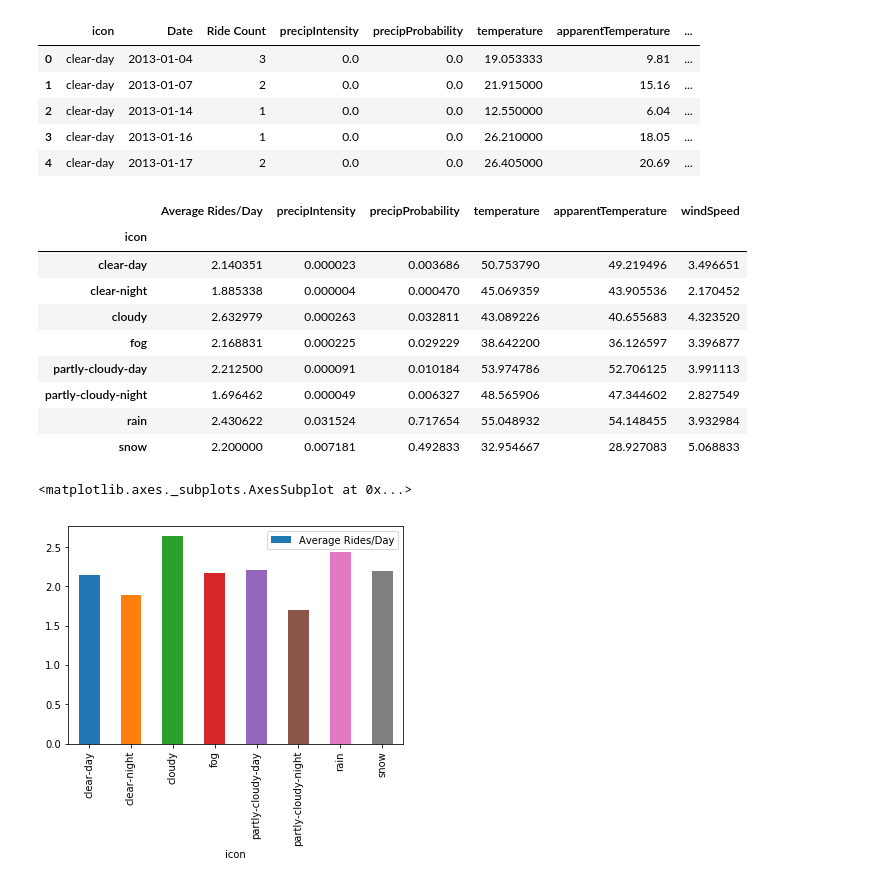
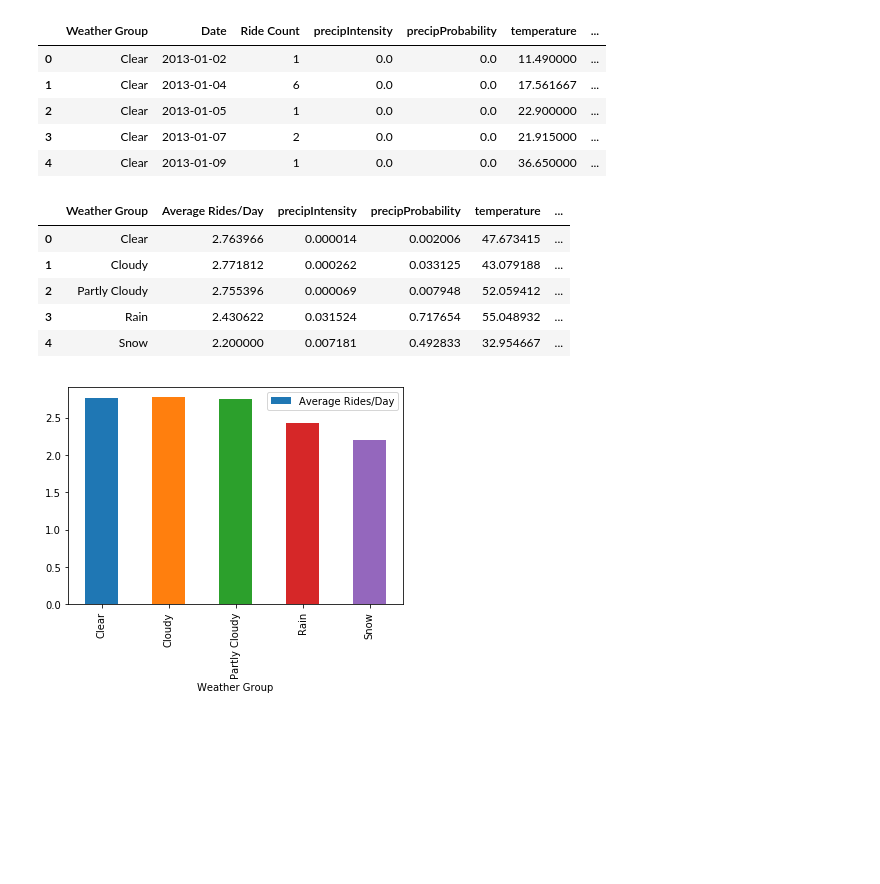
Before and after one commit to peterjorphan/07-project_one, a Jupyter notebook: Data Analysis.ipynb, the cells around one changed output. Saved outputs shown, nothing was run; the diff lists cells and outputs as text; code cells hidden in the pictures; blank space fills up the shorter version.

```diff
--- a/Data Analysis.ipynb
+++ b/Data Analysis.ipynb
@@ -11,6 +12,16 @@ df_weather = pd.read_csv(file)
 df_weather[['Date', 'Time']] = df_weather['time'].str.split('T', n=1, expand=True)
 
 observations = len(df_weather)-1
+
+di = {'clear-day':'Clear',
+      'clear-night':'Clear',
+      'cloudy':'Cloudy',
+      'fog':'Cloudy',
+      'partly-cloudy-day':'Partly Cloudy',
+      'partly-cloudy-night':'Partly Cloudy'}
+
+df_weather['Weather Group'] = df_weather['icon'].map(di).fillna(df_weather['icon'].str.capitalize())
+
 df_weather.head()
 # %% [output]
 |  | Unnamed: 0 | Trip ID | time | summary | precipIntensity | precipProbability | temperature | ... |
@@ -20,36 +31,36 @@ df_weather.head()
 | 3 | 3 | c1e860354f05150021e1bdeb7696314ca... | 2014-02-27T09:00:00 | Clear | 0.0000 | 0.00 | 5.96 | ... |
 | 4 | 4 | bdff93a935333338e6f2f04f778ad7713... | 2016-10-31T04:15:00 | Clear | 0.0000 | 0.00 | 43.05 | ... |
 # %%
-df_WeatherGrouped = df_weather.groupby(['icon','Date'], as_index=False).agg({'Trip ID': 'count', 'precipIntensity': 'mean', 'precipProbability': 'mean', 'temperature': 'mean', 'apparentTemperature': 'mean', 'windSpeed': 'mean'})
+df_WeatherGrouped = df_weather.groupby(['Weather Group','Date'], as_index=False).agg({'Trip ID': 'count', 'precipIntensity': 'mean', 'precipProbability': 'mean', 'temperature': 'mean', 'apparentTemperature': 'mean', 'windSpeed': 'mean'})
 df_WeatherGrouped = df_WeatherGrouped.rename(columns = {'Trip ID':'Ride Count'})
 df_WeatherGrouped.head()
 # %% [output]
-|  | icon | Date | Ride Count | precipIntensity | precipProbability | temperature | apparentTemperature | ... |
-| 0 | clear-day | 2013-01-04 | 3 | 0.0 | 0.0 | 19.053333 | 9.81 | ... |
-| 1 | clear-day | 2013-01-07 | 2 | 0.0 | 0.0 | 21.915000 | 15.16 | ... |
-| 2 | clear-day | 2013-01-14 | 1 | 0.0 | 0.0 | 12.550000 | 6.04 | ... |
-| 3 | clear-day | 2013-01-16 | 1 | 0.0 | 0.0 | 26.210000 | 18.05 | ... |
-| 4 | clear-day | 2013-01-17 | 2 | 0.0 | 0.0 | 26.405000 | 20.69 | ... |
+|  | Weather Group | Date | Ride Count | precipIntensity | precipProbability | temperature | ... |
+| 0 | Clear | 2013-01-02 | 1 | 0.0 | 0.0 | 11.490000 | ... |
+| 1 | Clear | 2013-01-04 | 6 | 0.0 | 0.0 | 17.561667 | ... |
+| 2 | Clear | 2013-01-05 | 1 | 0.0 | 0.0 | 22.900000 | ... |
+| 3 | Clear | 2013-01-07 | 2 | 0.0 | 0.0 | 21.915000 | ... |
+| 4 | Clear | 2013-01-09 | 1 | 0.0 | 0.0 | 36.650000 | ... |
 # %%
-df_WeatherSummary = df_WeatherGrouped.groupby('icon').mean()
+df_WeatherSummary = df_WeatherGrouped.groupby('Weather Group', as_index=False).mean()
 df_WeatherSummary = df_WeatherSummary.rename(columns = {'Ride Count': 'Average Rides/Day'})
 df_WeatherSummary
 # %% [output]
-|  | Average Rides/Day | precipIntensity | precipProbability | temperature | apparentTemperature | windSpeed |
-| icon |  |  |  |  |  |  |
-| clear-day | 2.140351 | 0.000023 | 0.003686 | 50.753790 | 49.219496 | 3.496651 |
-| clear-night | 1.885338 | 0.000004 | 0.000470 | 45.069359 | 43.905536 | 2.170452 |
-| cloudy | 2.632979 | 0.000263 | 0.032811 | 43.089226 | 40.655683 | 4.323520 |
-| fog | 2.168831 | 0.000225 | 0.029229 | 38.642200 | 36.126597 | 3.396877 |
-| partly-cloudy-day | 2.212500 | 0.000091 | 0.010184 | 53.974786 | 52.706125 | 3.991113 |
-| partly-cloudy-night | 1.696462 | 0.000049 | 0.006327 | 48.565906 | 47.344602 | 2.827549 |
-| rain | 2.430622 | 0.031524 | 0.717654 | 55.048932 | 54.148455 | 3.932984 |
-| snow | 2.200000 | 0.007181 | 0.492833 | 32.954667 | 28.927083 | 5.068833 |
+|  | Weather Group | Average Rides/Day | precipIntensity | precipProbability | temperature | ... |
+| 0 | Clear | 2.763966 | 0.000014 | 0.002006 | 47.673415 | ... |
+| 1 | Cloudy | 2.771812 | 0.000262 | 0.033125 | 43.079188 | ... |
+| 2 | Partly Cloudy | 2.755396 | 0.000069 | 0.007948 | 52.059412 | ... |
+| 3 | Rain | 2.430622 | 0.031524 | 0.717654 | 55.048932 | ... |
+| 4 | Snow | 2.200000 | 0.007181 | 0.492833 | 32.954667 | ... |
 # %%
-df_WeatherSummary.plot(kind='bar', y = 'Average Rides/Day')
+df_WeatherSummary.plot(kind='bar', y = 'Average Rides/Day', x = 'Weather Group')
+
+try: os.mkdir('Images')
+except: pass
+
+plt.savefig("Images/Rides-WeatherGroups.png")
 # %% [output]
-<matplotlib.axes._subplots.AxesSubplot at 0x...>
-[figure, old version]
+[figure, new version]
 # %%
 tbins = np.arange(int(min(df_weather['apparentTemperature'])/10-1)*10,
                   int(max(df_weather['apparentTemperature'])/10+2)*10, 10)
```
Also changed, not shown: parts of 4 cells of this notebook, 7 other files.
